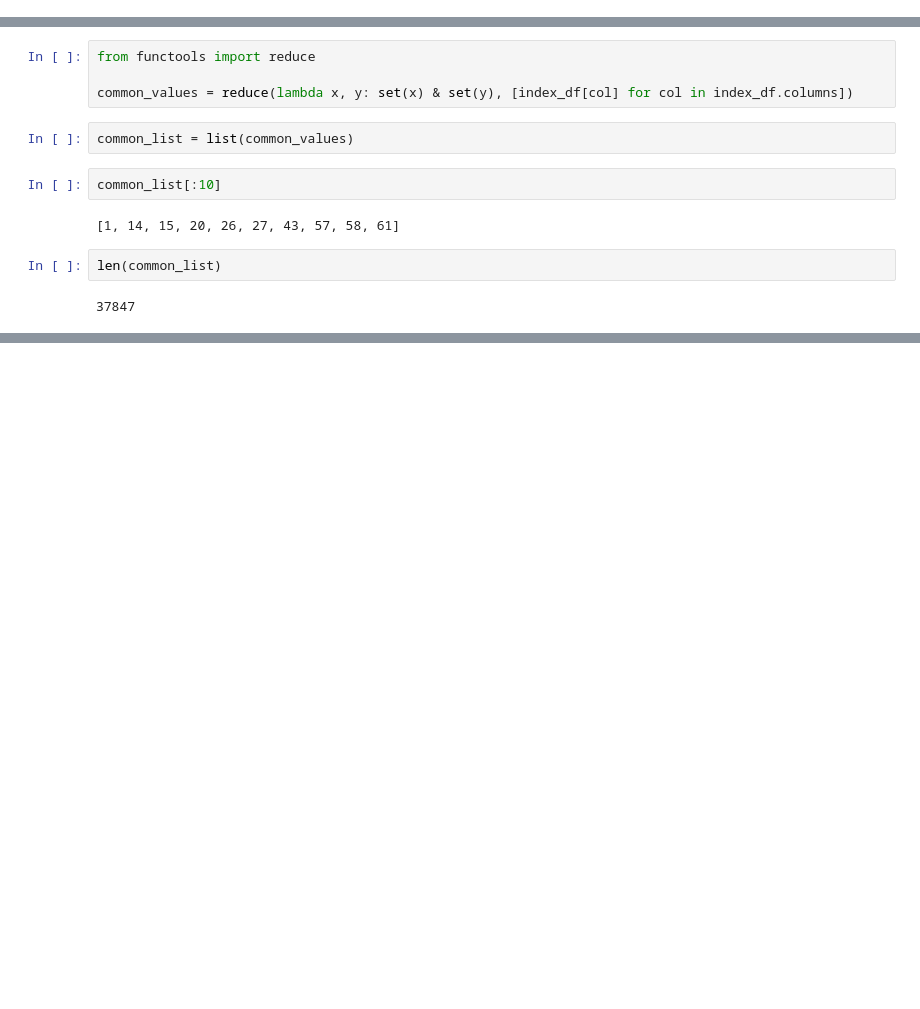
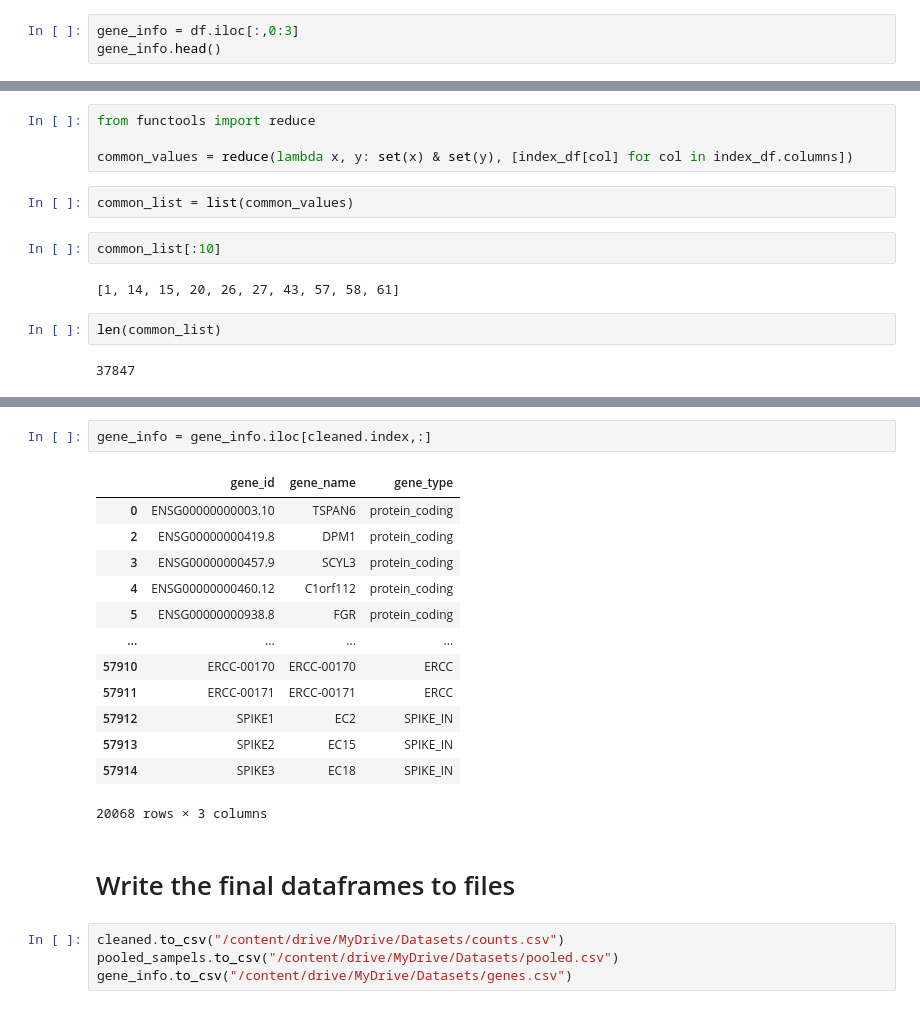
Before and after one commit to KyriakosPsa/BreastCancer-SingleCell, a Jupyter notebook: preprocessing.ipynb, the cells around one changed output, grey strips where cells are left out. Saved outputs shown, nothing was run; the diff lists cells and outputs as text; blank space fills up the shorter version.

```diff
--- a/preprocessing.ipynb
+++ b/preprocessing.ipynb
@@ -21,0 +29,3 @@ df = pd.read_csv(
+# %%
+gene_info = df.iloc[:,0:3]
+gene_info.head()
@@ -160,0 +172,22 @@ probably_not_cleaned
+# %%
+gene_info = gene_info.iloc[cleaned.index,:]
+# %% [output]
+|  | gene_id | gene_name | gene_type |
+| 0 | ENSG00000000003.10 | TSPAN6 | protein_coding |
+| 2 | ENSG00000000419.8 | DPM1 | protein_coding |
+| 3 | ENSG00000000457.9 | SCYL3 | protein_coding |
+| 4 | ENSG00000000460.12 | C1orf112 | protein_coding |
+| 5 | ENSG00000000938.8 | FGR | protein_coding |
+| ... | ... | ... | ... |
+| 57910 | ERCC-00170 | ERCC-00170 | ERCC |
+| 57911 | ERCC-00171 | ERCC-00171 | ERCC |
+| 57912 | SPIKE1 | EC2 | SPIKE_IN |
+| 57913 | SPIKE2 | EC15 | SPIKE_IN |
+| 57914 | SPIKE3 | EC18 | SPIKE_IN |
+20068 rows × 3 columns
+# %% [markdown]
+# Write the final dataframes to files
+# %%
+cleaned.to_csv("/content/drive/MyDrive/Datasets/counts.csv")
+pooled_sampels.to_csv("/content/drive/MyDrive/Datasets/pooled.csv")
+gene_info.to_csv("/content/drive/MyDrive/Datasets/genes.csv")
```
Also changed, not shown: parts of 17 cells of this notebook.
